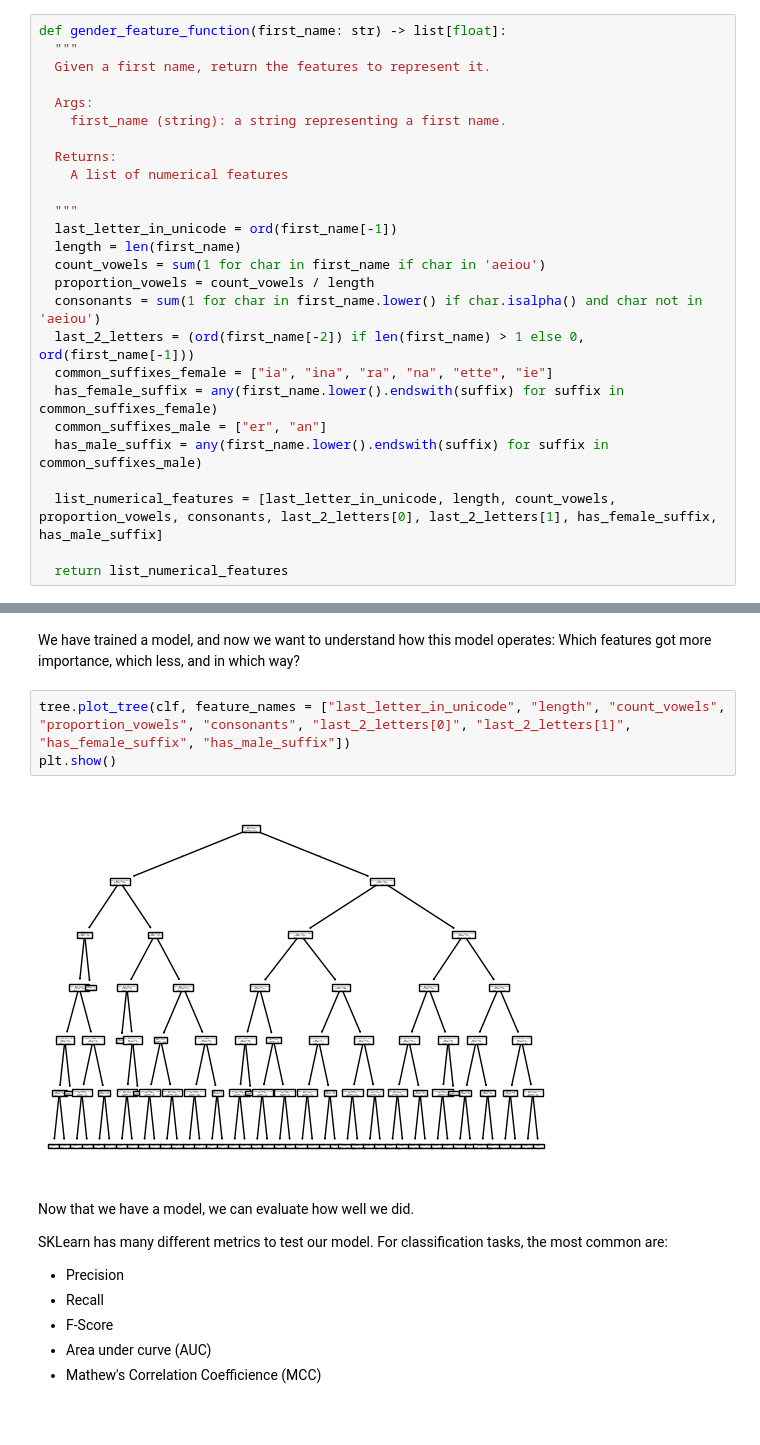
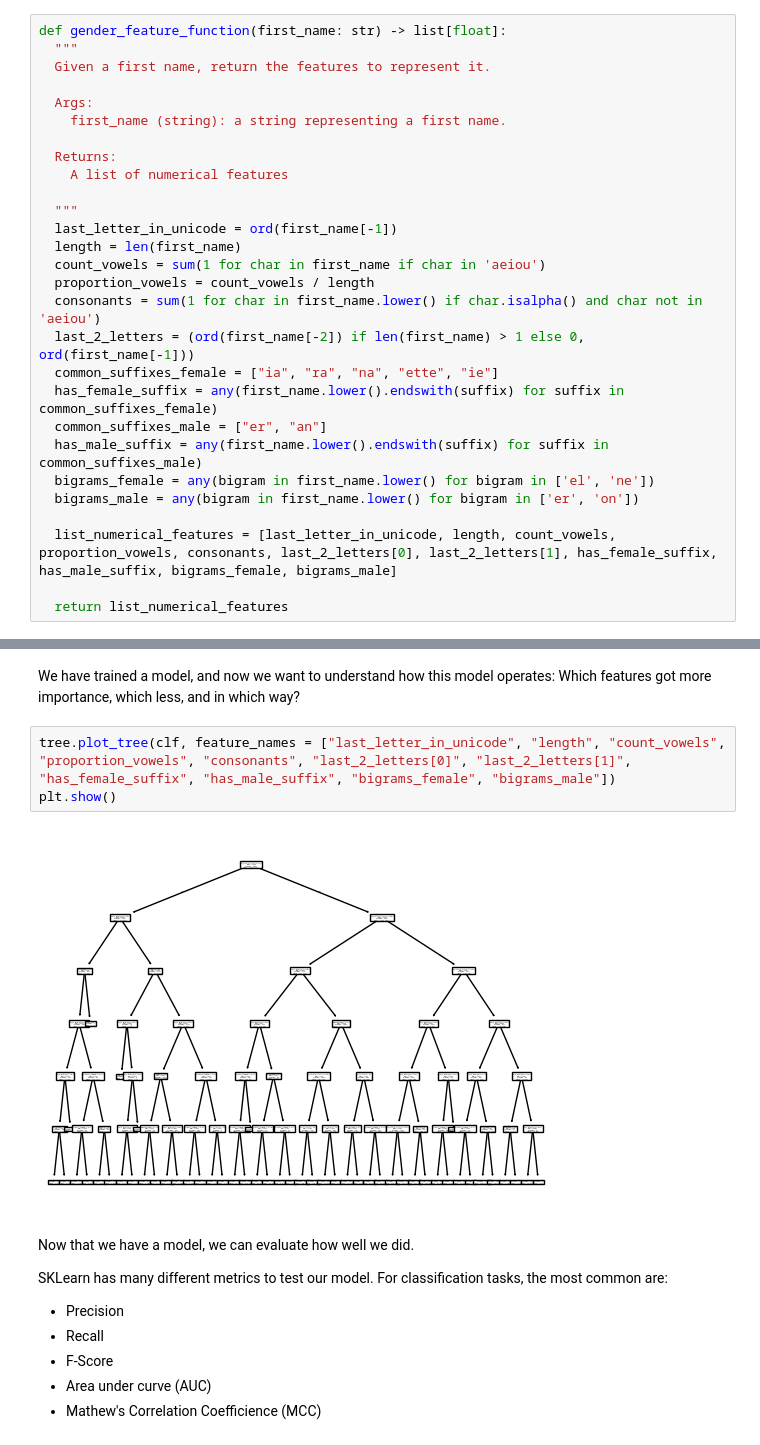
Before and after one commit to larajakl/Machine-Learning, a Jupyter notebook: 02_Gender_Identification_with_Decision_Tree.ipynb, the cells around one changed output, grey strips where cells are left out. Saved outputs shown, nothing was run; the diff lists cells and outputs as text.

```diff
--- a/02_Gender_Identification_with_Decision_Tree.ipynb
+++ b/02_Gender_Identification_with_Decision_Tree.ipynb
@@ -302,12 +302,14 @@ def gender_feature_function(first_name: str) -> list[float]:
   proportion_vowels = count_vowels / length
   consonants = sum(1 for char in first_name.lower() if char.isalpha() and char not in 'aeiou')
   last_2_letters = (ord(first_name[-2]) if len(first_name) > 1 else 0, ord(first_name[-1]))
-  common_suffixes_female = ["ia", "ina", "ra", "na", "ette", "ie"]
+  common_suffixes_female = ["ia", "ra", "na", "ette", "ie"]
   has_female_suffix = any(first_name.lower().endswith(suffix) for suffix in common_suffixes_female)
   common_suffixes_male = ["er", "an"]
   has_male_suffix = any(first_name.lower().endswith(suffix) for suffix in common_suffixes_male)
+  bigrams_female = any(bigram in first_name.lower() for bigram in ['el', 'ne'])
+  bigrams_male = any(bigram in first_name.lower() for bigram in ['er', 'on'])
 
-  list_numerical_features = [last_letter_in_unicode, length, count_vowels, proportion_vowels, consonants, last_2_letters[0], last_2_letters[1], has_female_suffix, has_male_suffix]
+  list_numerical_features = [last_letter_in_unicode, length, count_vowels, proportion_vowels, consonants, last_2_letters[0], last_2_letters[1], has_female_suffix, has_male_suffix, bigrams_female, bigrams_male]
 
   return list_numerical_features
 # %%
@@ -382,10 +386,10 @@ clf = clf.fit(X_train, y_train)
 # %% [markdown]
 We have trained a model, and now we want to understand how this model operates: Which features got more importance, which less, and in which way?
 # %%
-tree.plot_tree(clf, feature_names = ["last_letter_in_unicode", "length", "count_vowels", "proportion_vowels", "consonants", "last_2_letters[0]", "last_2_letters[1]", "has_female_suffix", "has_male_suffix"])
+tree.plot_tree(clf, feature_names = ["last_letter_in_unicode", "length", "count_vowels", "proportion_vowels", "consonants", "last_2_letters[0]", "last_2_letters[1]", "has_female_suffix", "has_male_suffix", "bigrams_female", "bigrams_male"])
 plt.show()
 # %% [output]
-[figure, old version]
+[figure, new version]
 # %% [markdown]
 Now that we have a model, we can evaluate how well we did.
 
```
Also changed, not shown: parts of 12 cells of this notebook.
